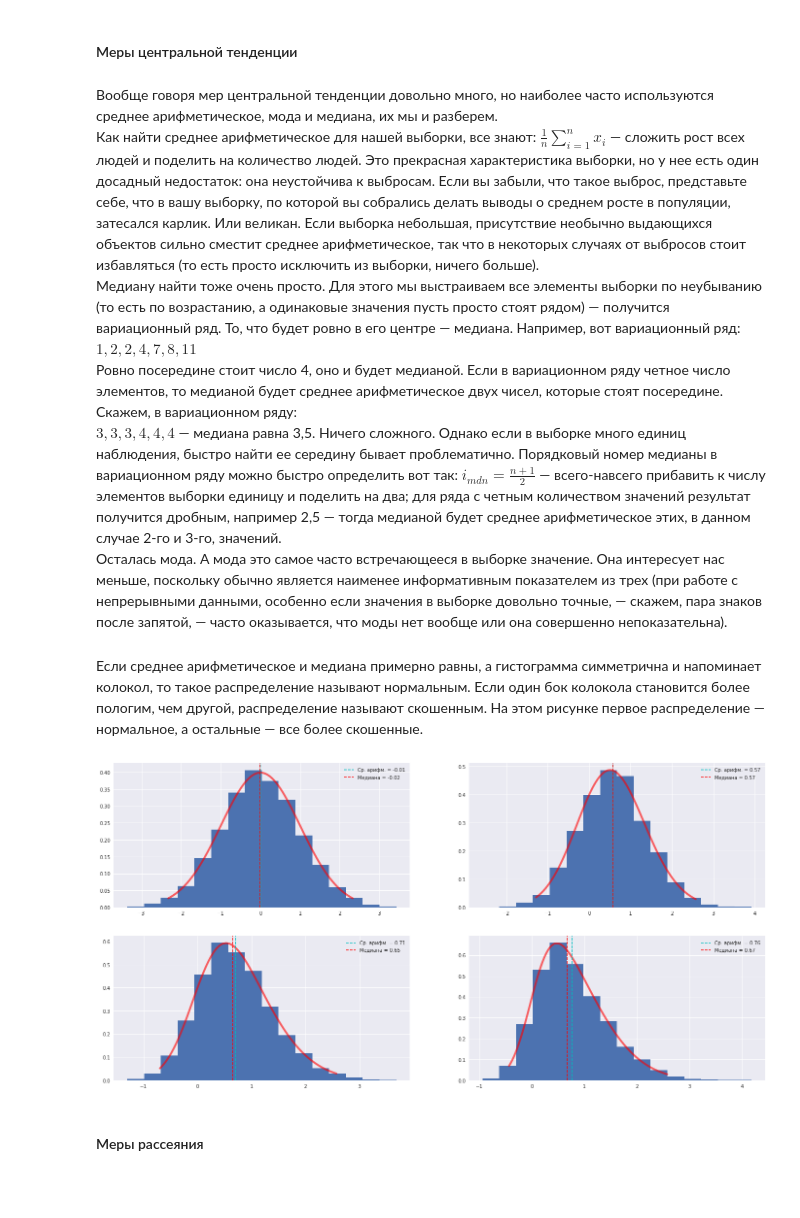
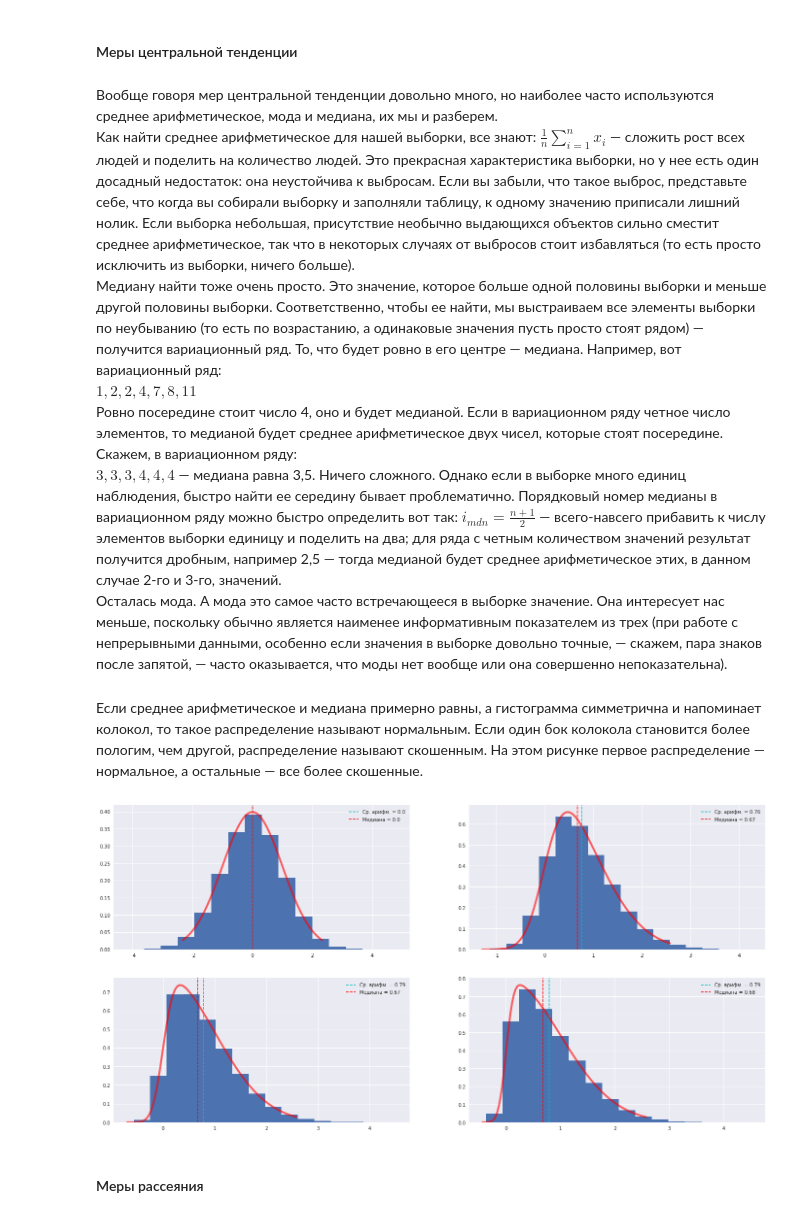
Before and after one commit to mishaberegov/statistics, a Jupyter notebook: Статистика_для_нубов.ipynb, the cells around one changed output. Cells and saved outputs as stored; diff of their text form; code cells hidden in the pictures; blank space fills up the shorter version.

```diff
--- a/Статистика_для_нубов.ipynb
+++ b/Статистика_для_нубов.ipynb
@@ -82,26 +82,26 @@ plt.show()
 #### Меры центральной тенденции
 # %% [markdown]
 Вообще говоря мер центральной тенденции довольно много, но наиболее часто используются среднее арифметическое, мода и медиана, их мы и разберем. <br>
-Как найти среднее арифметическое для нашей выборки, все знают: $ \frac{1}{n} \sum_{i=1}^{n} x_{i}$ &mdash; сложить рост всех людей и поделить на количество людей. Это прекрасная характеристика выборки, но у нее есть один досадный недостаток: она неустойчива к выбросам.  Если вы забыли, что такое выброс, представьте себе, что в вашу выборку, по которой вы собрались делать выводы о среднем росте в популяции, затесался карлик. Или великан. Если выборка небольшая, присутствие необычно выдающихся объектов сильно сместит среднее арифметическое, так что в некоторых случаях от выбросов стоит избавляться (то есть просто исключить из выборки, ничего больше). <br>
-Медиану найти тоже очень просто. Для этого мы выстраиваем все элементы выборки по неубыванию (то есть по возрастанию, а одинаковые значения пусть просто стоят рядом) &mdash; получится вариационный ряд. То, что будет ровно в его центре &mdash; медиана. Например, вот вариационный ряд:<br> $1, 2, 2, 4, 7, 8, 11$ <br>Ровно посередине стоит число 4, оно и будет медианой. Если в вариационном ряду четное число элементов, то медианой будет среднее арифметическое двух чисел, которые стоят посередине. Скажем, в вариационном ряду: <br>$3, 3, 3, 4, 4, 4$ &mdash; медиана равна 3,5. Ничего сложного. Однако если в выборке много единиц наблюдения, быстро найти ее середину бывает проблематично. Порядковый номер медианы в вариационном ряду можно быстро определить вот так: $i_{mdn} = \frac{n+1}{2}$ &mdash; всего-навсего прибавить к числу элементов выборки единицу и поделить на два; для ряда с четным количеством значений результат получится дробным, например 2,5 &mdash; тогда медианой будет среднее арифметическое этих, в данном случае 2-го и 3-го, значений. <br>
+Как найти среднее арифметическое для нашей выборки, все знают: $ \frac{1}{n} \sum_{i=1}^{n} x_{i}$ &mdash; сложить рост всех людей и поделить на количество людей. Это прекрасная характеристика выборки, но у нее есть один досадный недостаток: она неустойчива к выбросам.  Если вы забыли, что такое выброс, представьте себе, что когда вы собирали выборку и заполняли таблицу, к одному значению приписали лишний нолик. Если выборка небольшая, присутствие необычно выдающихся объектов сильно сместит среднее арифметическое, так что в некоторых случаях от выбросов стоит избавляться (то есть просто исключить из выборки, ничего больше). <br>
+Медиану найти тоже очень просто. Это значение, которое больше одной половины выборки и меньше другой половины выборки. Соответственно, чтобы ее найти, мы выстраиваем все элементы выборки по неубыванию (то есть по возрастанию, а одинаковые значения пусть просто стоят рядом) &mdash; получится вариационный ряд. То, что будет ровно в его центре &mdash; медиана. Например, вот вариационный ряд:<br> $1, 2, 2, 4, 7, 8, 11$ <br>Ровно посередине стоит число 4, оно и будет медианой. Если в вариационном ряду четное число элементов, то медианой будет среднее арифметическое двух чисел, которые стоят посередине. Скажем, в вариационном ряду: <br>$3, 3, 3, 4, 4, 4$ &mdash; медиана равна 3,5. Ничего сложного. Однако если в выборке много единиц наблюдения, быстро найти ее середину бывает проблематично. Порядковый номер медианы в вариационном ряду можно быстро определить вот так: $i_{mdn} = \frac{n+1}{2}$ &mdash; всего-навсего прибавить к числу элементов выборки единицу и поделить на два; для ряда с четным количеством значений результат получится дробным, например 2,5 &mdash; тогда медианой будет среднее арифметическое этих, в данном случае 2-го и 3-го, значений. <br>
 Осталась мода. А мода это самое часто встречающееся в выборке значение. Она интересует нас меньше, поскольку обычно является наименее информативным показателем из трех (при работе с непрерывными данными, особенно если значения в выборке довольно точные, &mdash; скажем, пара знаков после запятой, &mdash; часто оказывается, что моды нет вообще или она совершенно непоказательна).
 # %% [markdown]
 Если среднее арифметическое и медиана примерно равны, а гистограмма симметрична и напоминает колокол, то такое распределение называют нормальным. Если один бок колокола становится более пологим, чем другой, распределение называют скошенным. На этом рисунке первое распределение &mdash; нормальное, а остальные &mdash; все более скошенные.
 # %%
 plt.style.use('seaborn-darkgrid')
 fig = plt.figure(figsize=(24, 12))
 for i in range(0, 4):
     fig.add_subplot(2, 2, i+1)
-    sample = stats.skewnorm.rvs(i, size=10000)
+    sample = stats.skewnorm.rvs(i*3, size=100000)
     x = np.linspace(stats.skewnorm.ppf(0.01, i), stats.skewnorm.ppf(0.99, i), 100)
-    plt.plot(x, stats.skewnorm.pdf(x, i), 'r-', lw=4, alpha=0.6)
+    plt.plot(x, stats.skewnorm.pdf(x, i*3), 'r-', lw=4, alpha=0.6)
     plt.hist(sample, 16, normed=True)
     line1 = plt.axvline(np.mean(sample), label=('Ср. арифм. = '+str(round(np.mean(sample), 2))), color='c', linestyle='dashed', linewidth=1.5)
     line2 = plt.axvline(np.median(sample), label = ('Медиана = '+str(round(np.median(sample), 2))), color='r', linestyle='dashed', linewidth=1.5)
     plt.legend(handles=[line1, line2])
 plt.show()
 # %% [output]
-[figure, old version]
+[figure, new version]
 # %% [markdown]
 #### Меры рассеяния
 # %% [markdown]
```
Also changed, not shown: parts of 3 cells of this notebook.
